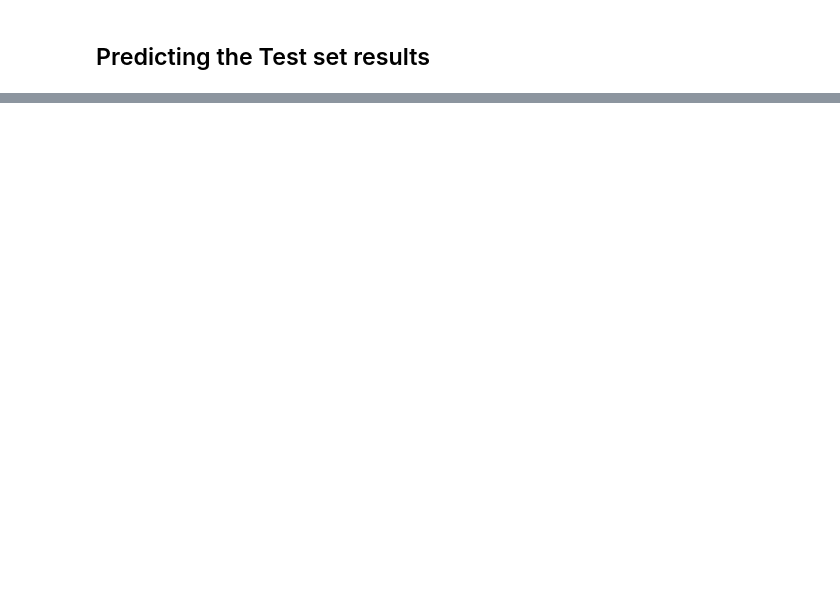
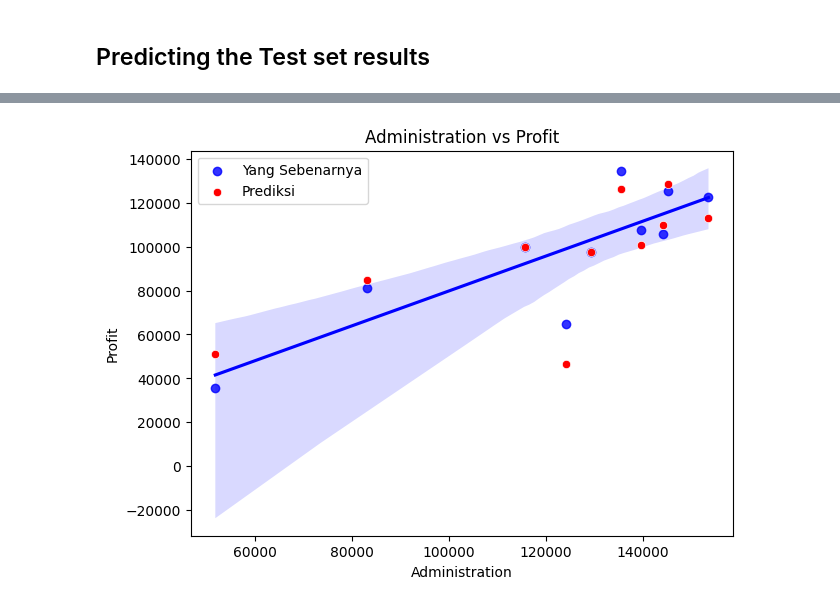
Before and after one commit to miuddinsyah/Assignment-Week-1-Machine-Learning, a Jupyter notebook: Regression Model Multiple Linear Regression.ipynb, the cells around one changed output, grey strips where cells are left out. Cells and saved outputs as stored; diff of their text form; code cells hidden in the pictures; blank space fills up the shorter version.

```diff
--- a/Regression Model Multiple Linear Regression.ipynb
+++ b/Regression Model Multiple Linear Regression.ipynb
@@ -23,0 +74,4 @@ FileNotFoundError: [Errno 2] No such file or directory: 'Dataset(_Startups.csv'
+# %%
+plot_regression(X_test['Administration'], y_test, y_pred, 'Administration', 'Administration vs Profit')
+# %% [output]
+[figure, added]
```
Also changed, not shown: parts of 15 cells of this notebook, 1 other file.
